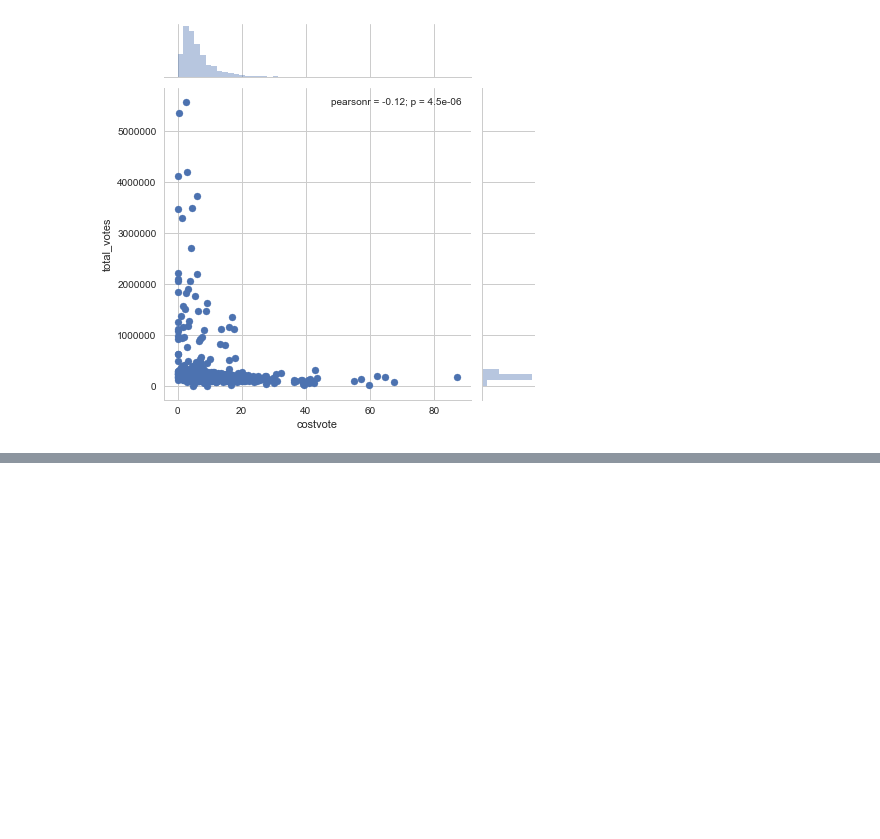
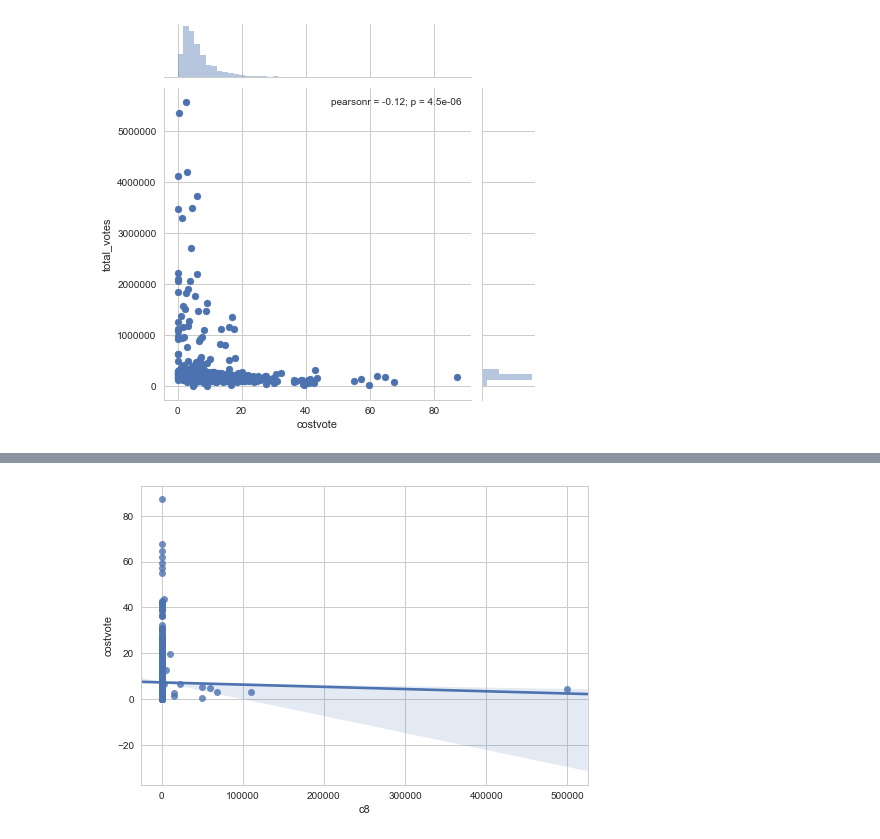
Before and after one commit to georgetown-analytics/four-thirty-five, a Jupyter notebook: 435_Analysis-Copy1.ipynb, the cells around one changed output, grey strips where cells are left out. Cells and saved outputs as stored; diff of their text form; code cells hidden in the pictures; blank space fills up the shorter version.

```diff
--- a/435_Analysis-Copy1.ipynb
+++ b/435_Analysis-Copy1.ipynb
@@ -2236,0 +2227,5 @@ plt.show()
+# %%
+sns.regplot(x="c8", y="costvote", data=RepW)
+plt.show()
+# %% [output]
+[figure, added]
```
Also changed, not shown: parts of 9 cells of this notebook.
